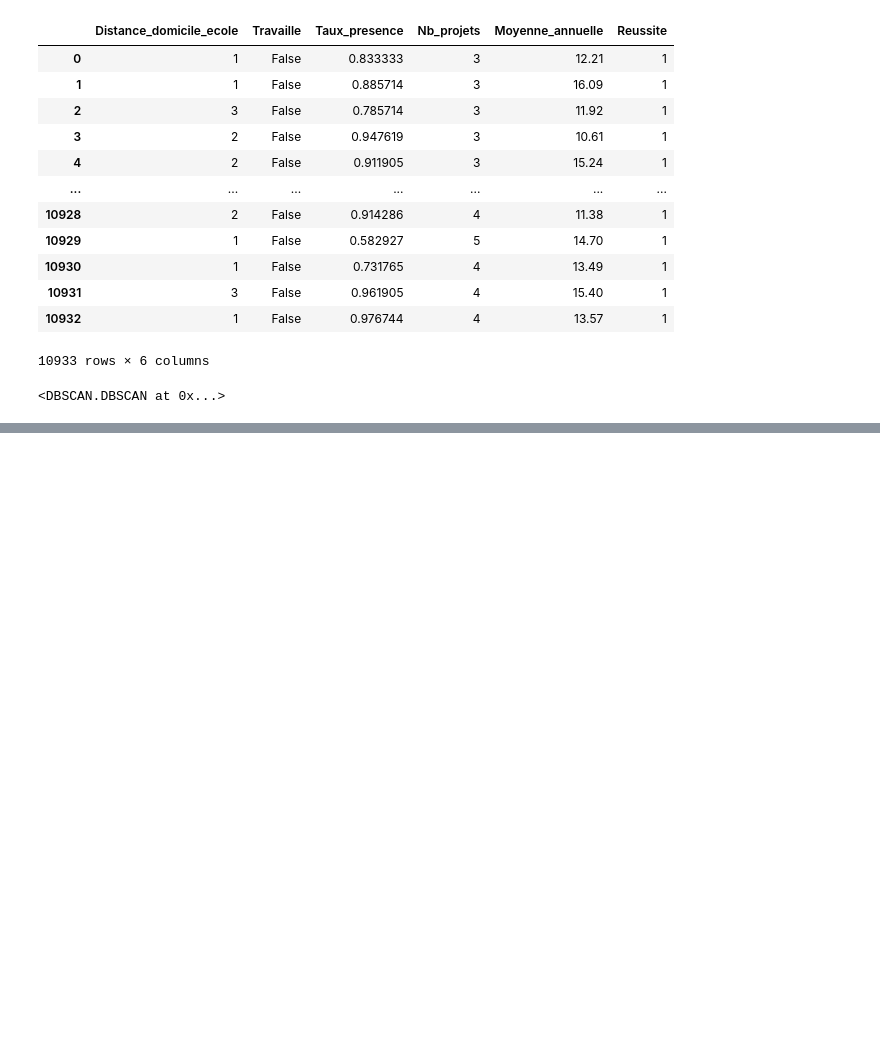
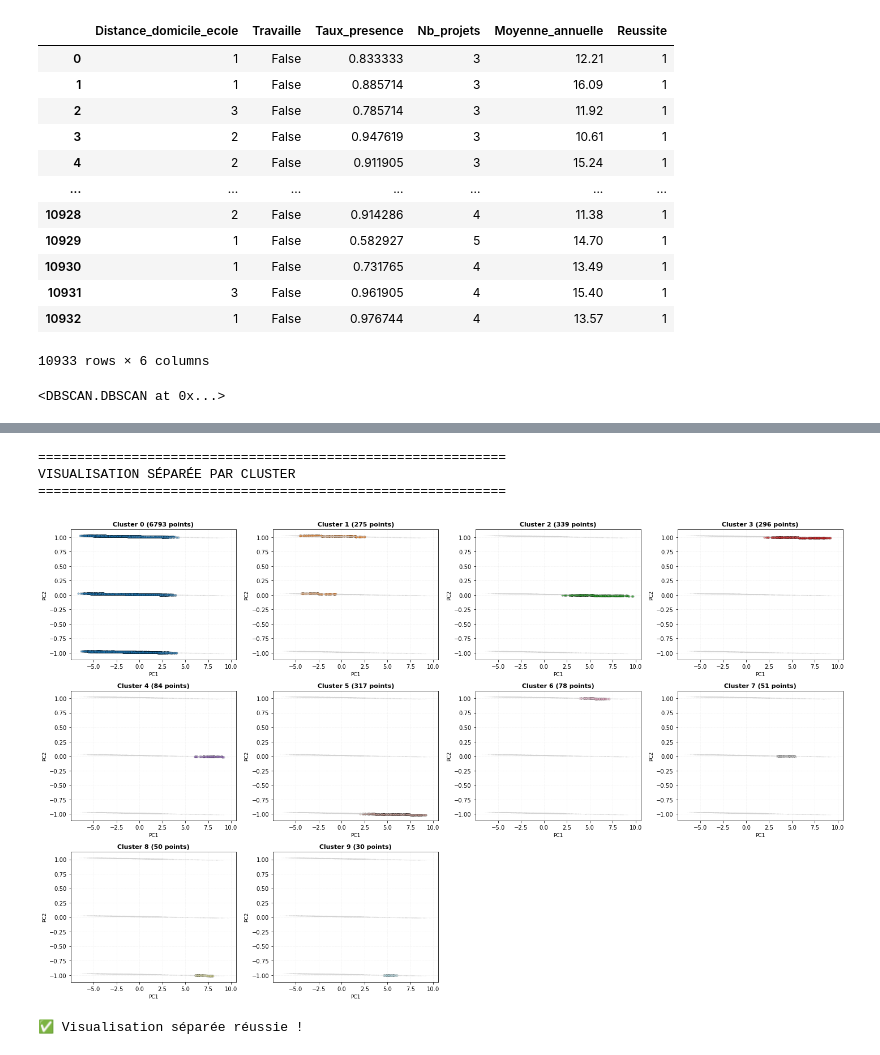
Before and after one commit to TCHOUANANG-dimitri/ML-PROJECT, a Jupyter notebook: Training&Saving/preformance explanation.ipynb, the cells around one changed output, grey strips where cells are left out. Drawn from its saved outputs; the diff is of its cells as text; code cells hidden in the pictures; blank space fills up the shorter version.

```diff
--- a/Training&Saving/preformance explanation.ipynb
+++ b/Training&Saving/preformance explanation.ipynb
@@ -124,0 +659,8 @@ array([-1,  0,  1,  2,  3,  4,  5,  6,  7,  8,  9, 10, 11, 12, 13, 14, 15,
+# %%
+visualiser_clusters_separes(X_train, labels, taille_points=8, transparence=0.4)
+# %% [output]
+============================================================
+VISUALISATION SÉPARÉE PAR CLUSTER
+============================================================
+[figure, added]
+✅ Visualisation séparée réussie !
```
Also changed, not shown: parts of 11 cells of this notebook.
